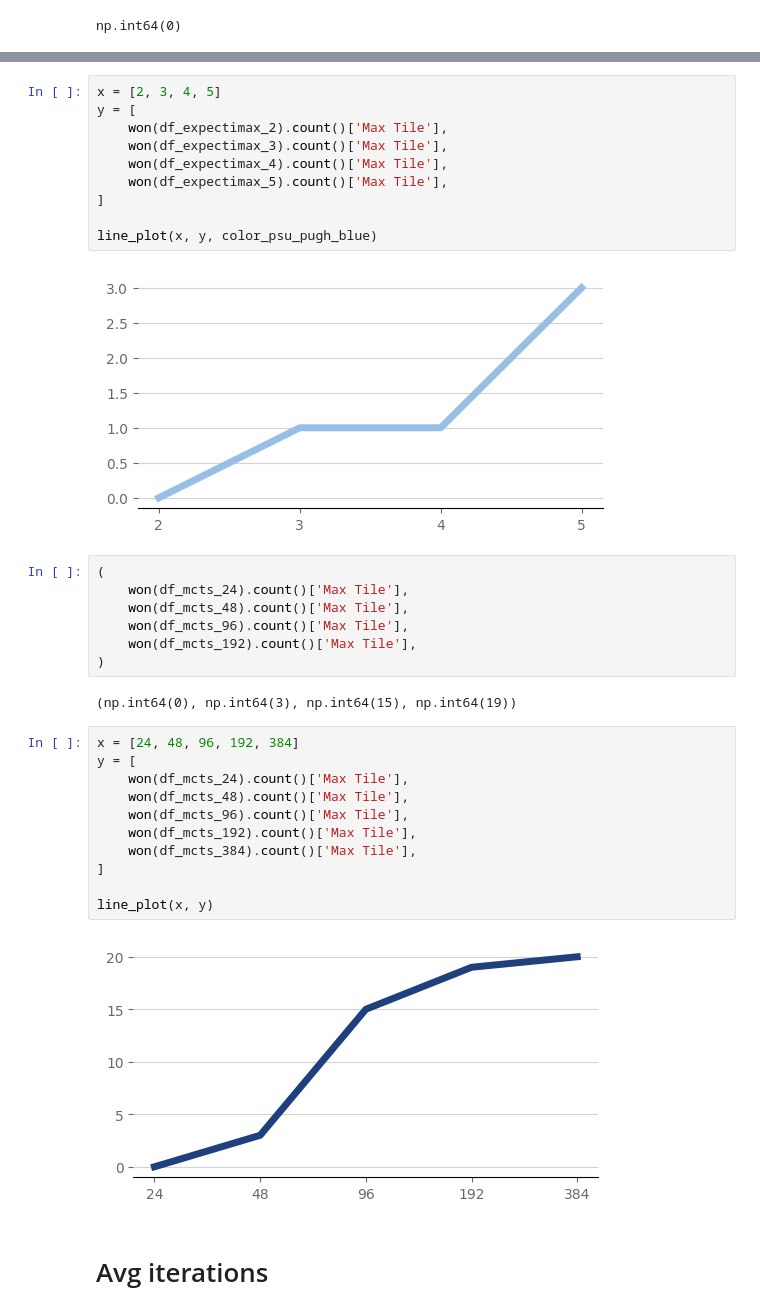
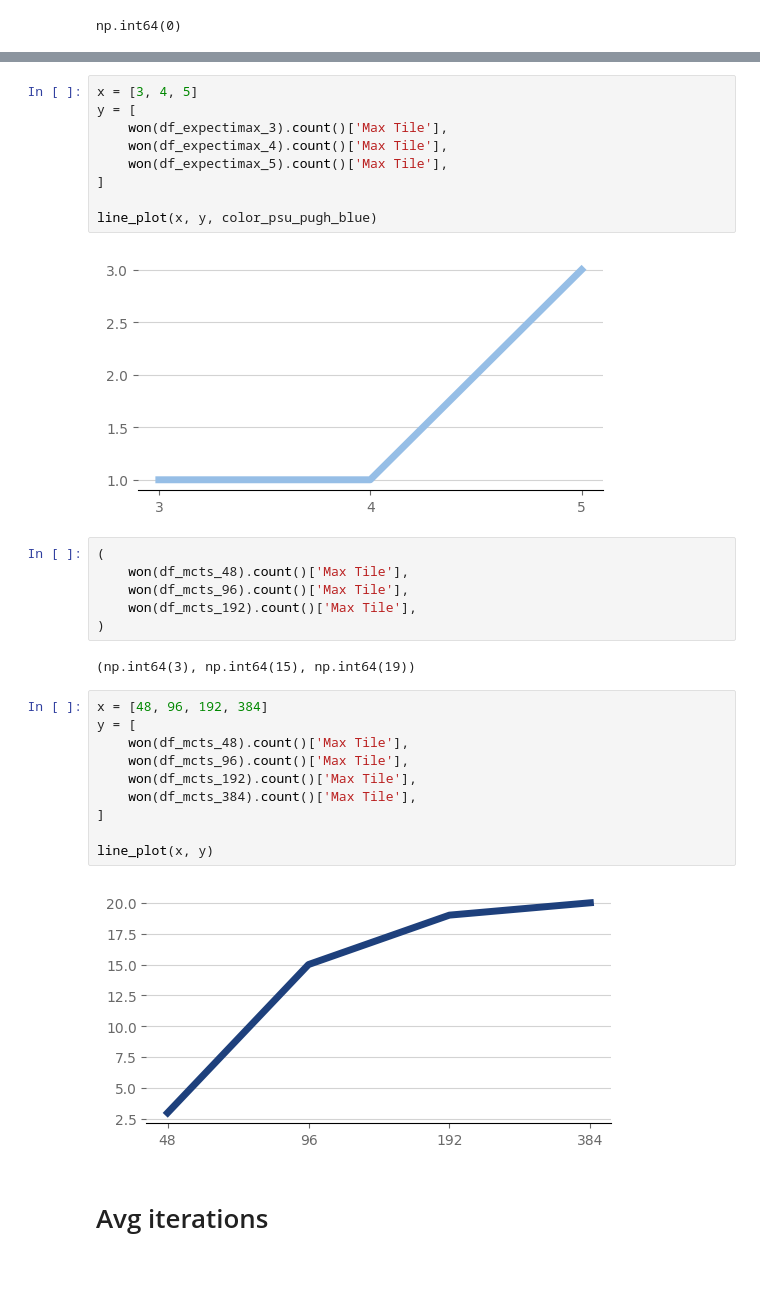
Before and after one commit to PSU-AI801-Group1-Fall-2024/2048-experiments, a Jupyter notebook: data-synthensis.ipynb, the cells around one changed output, grey strips where cells are left out. Saved outputs shown, nothing was run; the diff lists cells and outputs as text; blank space fills up the shorter version.

```diff
--- a/data-synthensis.ipynb
+++ b/data-synthensis.ipynb
@@ -257,7 +254,6 @@ np.int64(0)
 # %%
-x = [2, 3, 4, 5]
+x = [3, 4, 5]
 y = [
-    won(df_expectimax_2).count()['Max Tile'],
     won(df_expectimax_3).count()['Max Tile'],
     won(df_expectimax_4).count()['Max Tile'],
     won(df_expectimax_5).count()['Max Tile'],
@@ -265,29 +261,27 @@ y = [
 
 line_plot(x, y, color_psu_pugh_blue)
 # %% [output]
-[figure, old version]
+[figure, new version]
 # %%
 (
-    won(df_mcts_24).count()['Max Tile'],
     won(df_mcts_48).count()['Max Tile'],
     won(df_mcts_96).count()['Max Tile'],
     won(df_mcts_192).count()['Max Tile'],
 )
 # %% [output]
-(np.int64(0), np.int64(3), np.int64(15), np.int64(19))
+(np.int64(3), np.int64(15), np.int64(19))
 # %%
-x = [24, 48, 96, 192, 384]
+x = [48, 96, 192, 384]
 y = [
-    won(df_mcts_24).count()['Max Tile'],
     won(df_mcts_48).count()['Max Tile'],
     won(df_mcts_96).count()['Max Tile'],
     won(df_mcts_192).count()['Max Tile'],
     won(df_mcts_384).count()['Max Tile'],
 ]
 
 line_plot(x, y)
 # %% [output]
-[figure, old version]
+[figure, new version]
 # %% [markdown]
 # Avg iterations
 # %%
```
Also changed, not shown: parts of 27 cells of this notebook.
